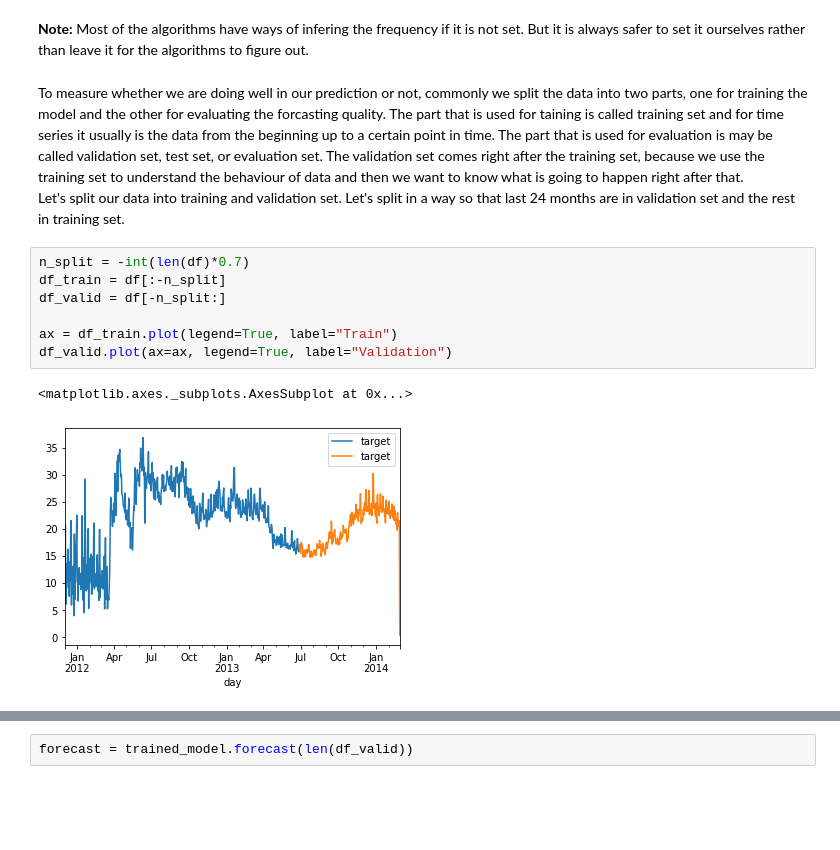
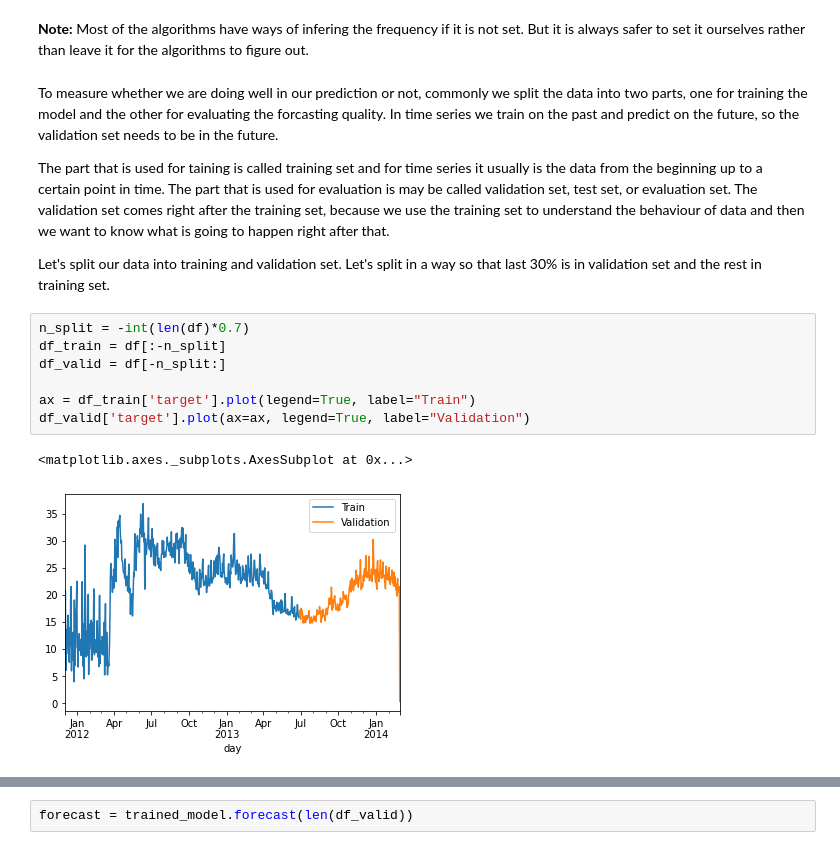
Before and after one commit to 3springs/deep_ml_curriculum, a Jupyter notebook: notebooks/07 Time Series Forcasting/TSF.ipynb, the cells around one changed output, grey strips where cells are left out. Drawn from its saved outputs; the diff is of its cells as text; blank space fills up the shorter version.

```diff
--- a/notebooks/07 Time Series Forcasting/TSF.ipynb
+++ b/notebooks/07 Time Series Forcasting/TSF.ipynb
@@ -56,16 +52,20 @@ df.index.freq = "1D"
 # %% [markdown]
 __Note:__ Most of the algorithms have ways of infering the frequency if it is not set. But it is always safer to set it ourselves rather than leave it for the algorithms to figure out.
 # %% [markdown]
-To measure whether we are doing well in our prediction or not, commonly we split the data into two parts, one for training the model and the other for evaluating the forcasting quality. The part that is used for taining is called training set and for time series it usually is the data from the beginning up to a certain point in time. The part that is used for evaluation is may be called validation set, test set, or evaluation set. The validation set comes right after the training set, because we use the training set to understand the behaviour of data and then we want to know what is going to happen right after that.<br>
-Let's split our data into training and validation set. Let's split in a way so that last 24 months are in validation set and the rest in training set.
+To measure whether we are doing well in our prediction or not, commonly we split the data into two parts, one for training the model and the other for evaluating the forcasting quality. In time series we train on the past and predict on the future, so the validation set needs to be in the future.
+
+The part that is used for taining is called training set and for time series it usually is the data from the beginning up to a certain point in time. The part that is used for evaluation is may be called validation set, test set, or evaluation set. The validation set comes right after the training set, because we use the training set to understand the behaviour of data and then we want to know what is going to happen right after that.
+
+
+Let's split our data into training and validation set. Let's split in a way so that last 30% is in validation set and the rest in training set.
 # %%
 n_split = -int(len(df)*0.7)
 df_train = df[:-n_split]
 df_valid = df[-n_split:]
 
-ax = df_train.plot(legend=True, label="Train")
-df_valid.plot(ax=ax, legend=True, label="Validation")
+ax = df_train['target'].plot(legend=True, label="Train")
+df_valid['target'].plot(ax=ax, legend=True, label="Validation")
 # %% [output]
 <matplotlib.axes._subplots.AxesSubplot at 0x...>
-[figure, old version]
+[figure, new version]
 # %%
```
Also changed, not shown: parts of 31 cells of this notebook, 1 other file.
